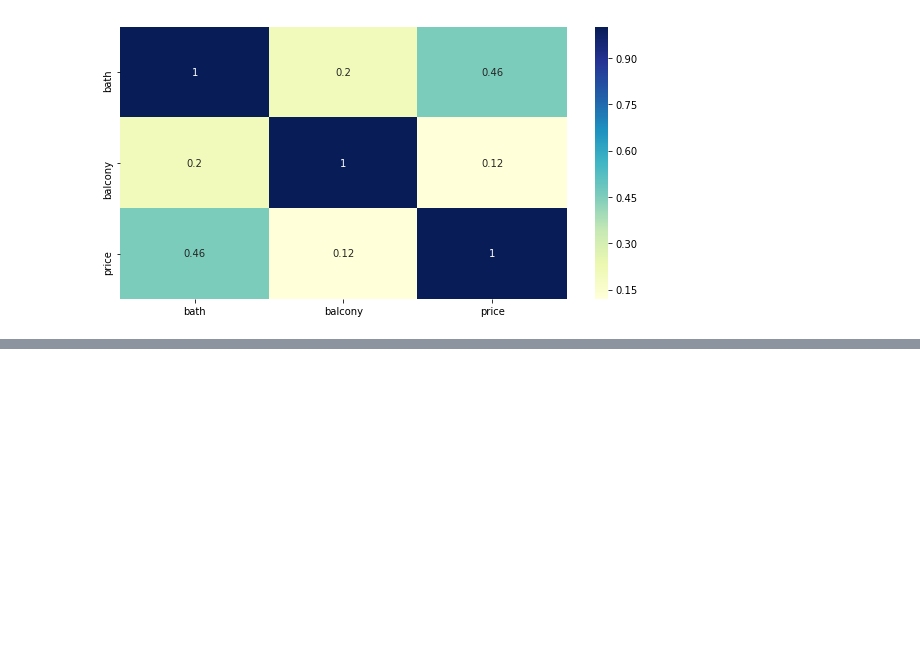
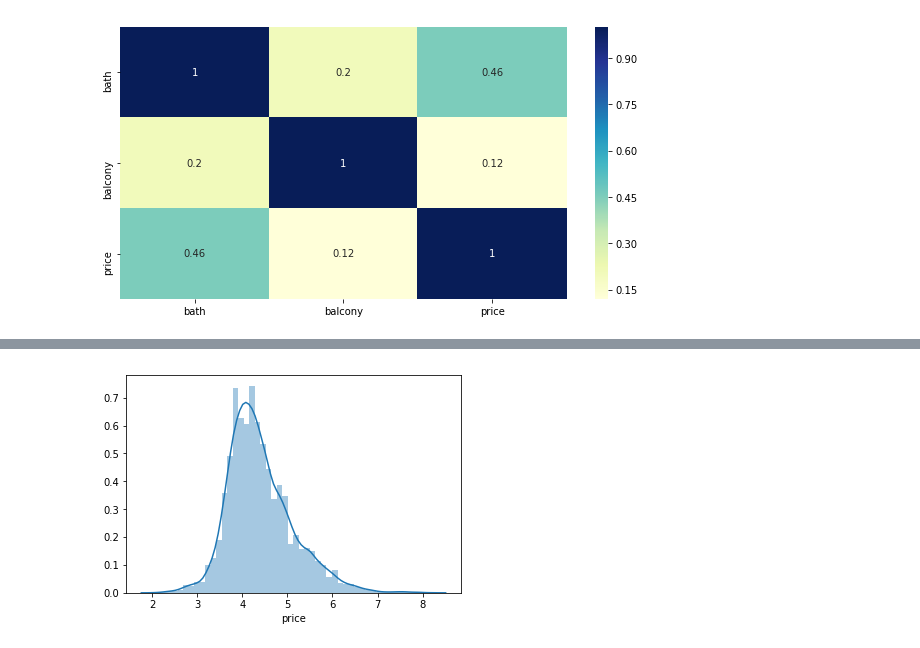
Before and after one commit to ShuklaPrashant21/House-Price-Prediction-Hackathon, a Jupyter notebook: House_Price_Prediction.ipynb, the cells around one changed output, grey strips where cells are left out. Saved outputs shown, nothing was run; the diff lists cells and outputs as text; code cells hidden in the pictures; blank space fills up the shorter version.

```diff
--- a/House_Price_Prediction.ipynb
+++ b/House_Price_Prediction.ipynb
@@ -160,0 +173,8 @@ df_test_new = df_test.drop(columns='society')
+# %%
+## Change price value into log value to make clear graph.
+log_price = np.log(df_train['price'])
+# %%
+sns.distplot(log_price)
+plt.show()
+# %% [output]
+[figure, added]
```
Also changed, not shown: parts of 33 cells of this notebook.
